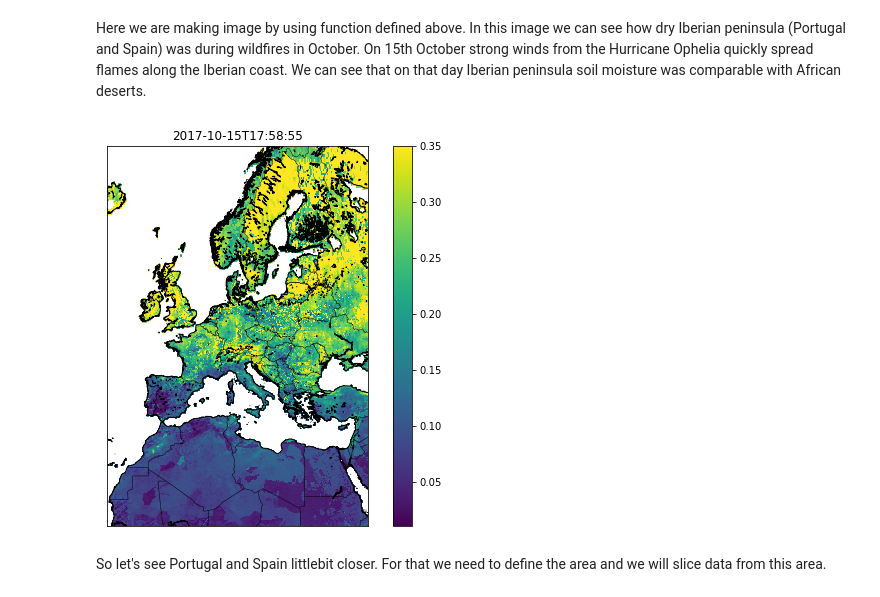
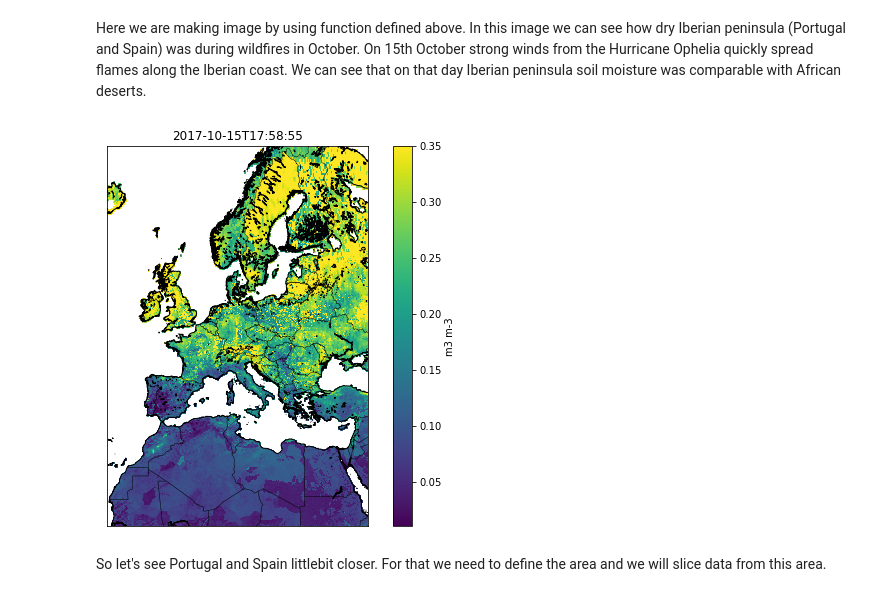
Before and after one commit to planet-os/notebooks, a Jupyter notebook: api-examples/SMAP_package-api.ipynb, the cells around one changed output. Saved outputs shown, nothing was run; the diff lists cells and outputs as text; code cells hidden in the pictures.

Commit message:
added units

```diff
--- a/api-examples/SMAP_package-api.ipynb
+++ b/api-examples/SMAP_package-api.ipynb
@@ -35,7 +35,7 @@ folder = os.path.realpath('.') + '/'
 # %% [markdown]
 Now we ara making a function for making images
 # %%
-def make_image(lon,lat,data,date,latitude_north, latitude_south,longitude_west, longitude_east,**kwargs):
+def make_image(lon,lat,data,date,latitude_north, latitude_south,longitude_west, longitude_east,unit,**kwargs):
     m = Basemap(projection='merc', lat_0 = 55, lon_0 = -4,
          resolution = 'i', area_thresh = 0.05,
          llcrnrlon=longitude_west, llcrnrlat=latitude_south,
@@ -67,6 +67,7 @@ def make_image(lon,lat,data,date,latitude_north, latitude_south,longitude_west,
         plt.title(date)
 
     cbar = plt.colorbar(c)
+    cbar.set_label(unit)
     plt.show()
 # %% [markdown]
 Here we are downloading data by using Package-API. If you are intrested how data is downloaded, find the file named `package_api.py` from notebook folder.
@@ -80,6 +81,7 @@ Now we have data and we are reading it in using xarray:
 filename_europe = package_key + '.nc'
 data = xr.open_dataset(filename_europe)
 surface_soil_moisture_data = data.Analysis_Data_sm_surface_analysis
+unit = surface_soil_moisture_data.units
 surface_soil_moisture = data.Analysis_Data_sm_surface_analysis.values[0,:,:]
 surface_soil_moisture= np.ma.masked_where(np.isnan(surface_soil_moisture),surface_soil_moisture)
 
@@ -91,9 +93,9 @@ date = str(data.time.values[0])[:-10]
 Here we are making image by using function defined above.
 In this image we can see how dry Iberian peninsula (Portugal and Spain) was during wildfires in October. On 15th October strong winds from the  Hurricane Ophelia quickly spread flames along the Iberian coast. We can see that on that day Iberian peninsula soil moisture was comparable with African deserts.
 # %%
-make_image(lon,lat,surface_soil_moisture,date,latitude_north, latitude_south,longitude_west, longitude_east)
+make_image(lon,lat,surface_soil_moisture,date,latitude_north, latitude_south,longitude_west, longitude_east,unit)
 # %% [output]
-[figure, old version]
+[figure, new version]
 # %% [markdown]
 So let's see Portugal and Spain littlebit closer. For that we need to define the area and we will slice data from this area.
 # %%
```
Also changed, not shown: parts of 2 cells of this notebook.
